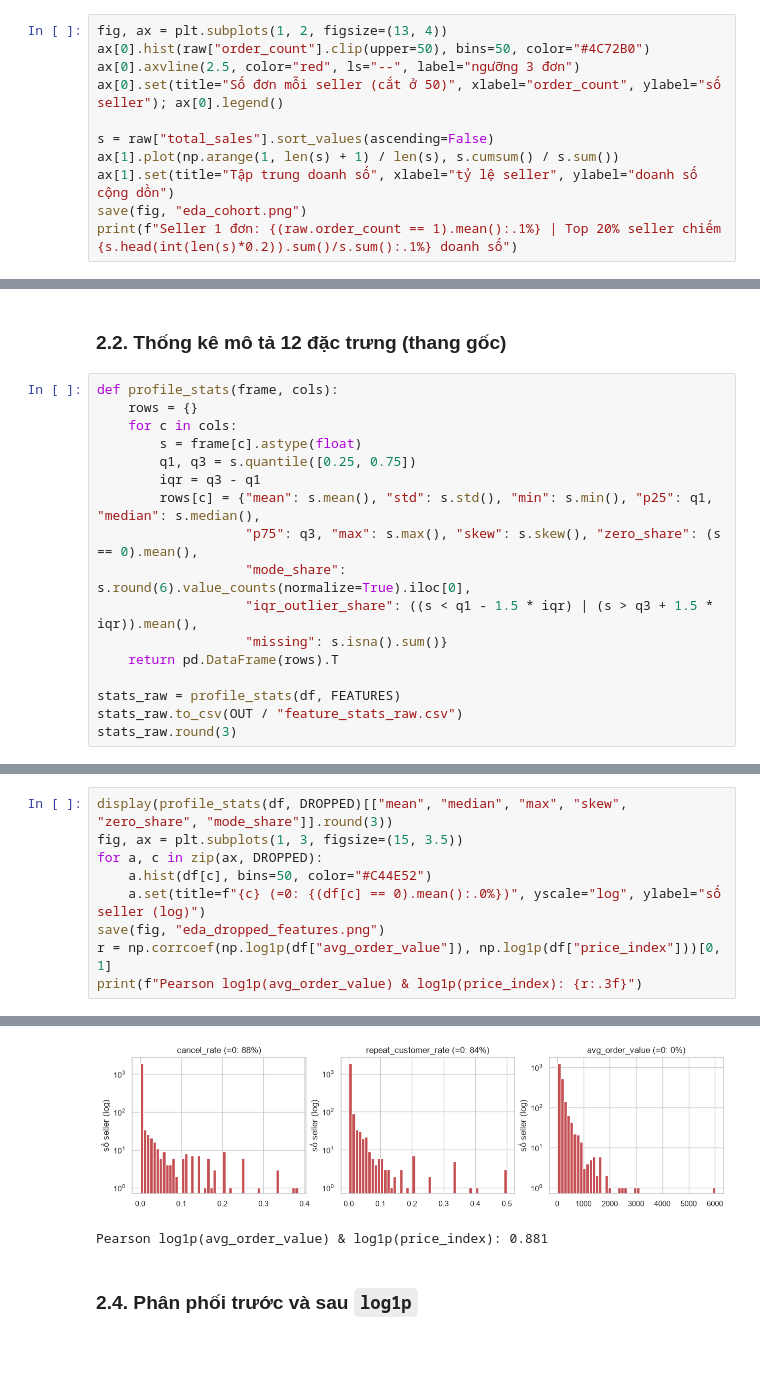
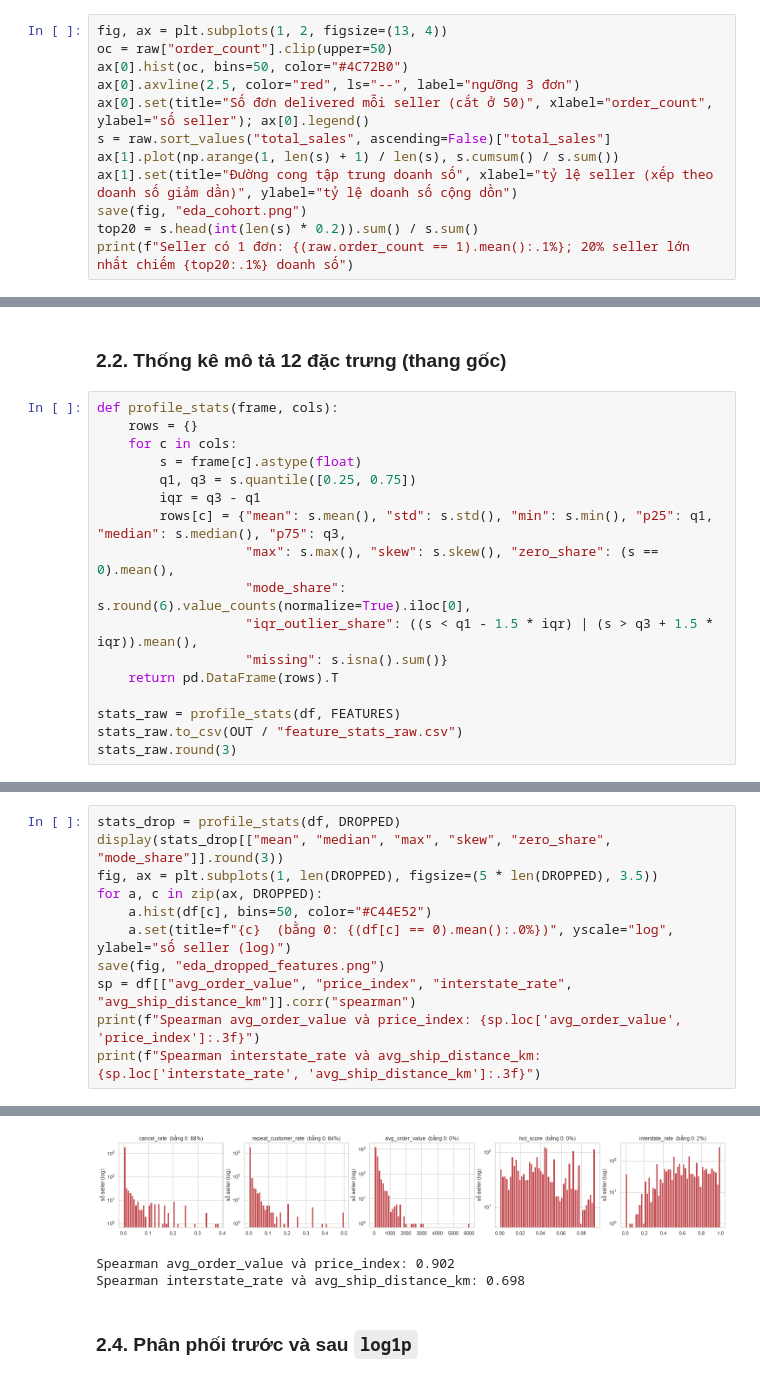
Before and after one commit to huuphuoc-phamquang/OlistDW, a Jupyter notebook: notebooks/seller_clustering_v3.ipynb, the cells around one changed output, grey strips where cells are left out. Drawn from its saved outputs; the diff is of its cells as text; blank space fills up the shorter version.

Commit message:
fix(mining): drop interstate_rate and hot_score so k=5 is metric-backed

```diff
--- a/notebooks/seller_clustering_v3.ipynb
+++ b/notebooks/seller_clustering_v3.ipynb
@@ -69,13 +98,14 @@ Tổng seller: 2,970 | Cohort mô hình: 2,129 | Số cột: 82
 | >= 3 đơn | 2129 | 12956722.45 | 12.0 | 0.7168 | 0.98 |
 # %%
 fig, ax = plt.subplots(1, 2, figsize=(13, 4))
-ax[0].hist(raw["order_count"].clip(upper=50), bins=50, color="#4C72B0")
+oc = raw["order_count"].clip(upper=50)
+ax[0].hist(oc, bins=50, color="#4C72B0")
 ax[0].axvline(2.5, color="red", ls="--", label="ngưỡng 3 đơn")
-ax[0].set(title="Số đơn mỗi seller (cắt ở 50)", xlabel="order_count", ylabel="số seller"); ax[0].legend()
-
-s = raw["total_sales"].sort_values(ascending=False)
+ax[0].set(title="Số đơn delivered mỗi seller (cắt ở 50)", xlabel="order_count", ylabel="số seller"); ax[0].legend()
+s = raw.sort_values("total_sales", ascending=False)["total_sales"]
 ax[1].plot(np.arange(1, len(s) + 1) / len(s), s.cumsum() / s.sum())
-ax[1].set(title="Tập trung doanh số", xlabel="tỷ lệ seller", ylabel="doanh số cộng dồn")
+ax[1].set(title="Đường cong tập trung doanh số", xlabel="tỷ lệ seller (xếp theo doanh số giảm dần)", ylabel="tỷ lệ doanh số cộng dồn")
 save(fig, "eda_cohort.png")
-print(f"Seller 1 đơn: {(raw.order_count == 1).mean():.1%} | Top 20% seller chiếm {s.head(int(len(s)*0.2)).sum()/s.sum():.1%} doanh số")
+top20 = s.head(int(len(s) * 0.2)).sum() / s.sum()
+print(f"Seller có 1 đơn: {(raw.order_count == 1).mean():.1%}; 20% seller lớn nhất chiếm {top20:.1%} doanh số")
 # %% [output]
@@ -108,8 +142,8 @@ def profile_stats(frame, cols):
         s = frame[c].astype(float)
         q1, q3 = s.quantile([0.25, 0.75])
         iqr = q3 - q1
-        rows[c] = {"mean": s.mean(), "std": s.std(), "min": s.min(), "p25": q1, "median": s.median(),
-                   "p75": q3, "max": s.max(), "skew": s.skew(), "zero_share": (s == 0).mean(),
+        rows[c] = {"mean": s.mean(), "std": s.std(), "min": s.min(), "p25": q1, "median": s.median(), "p75": q3,
+                   "max": s.max(), "skew": s.skew(), "zero_share": (s == 0).mean(),
                    "mode_share": s.round(6).value_counts(normalize=True).iloc[0],
                    "iqr_outlier_share": ((s < q1 - 1.5 * iqr) | (s > q3 + 1.5 * iqr)).mean(),
                    "missing": s.isna().sum()}
@@ -137,11 +171,13 @@ stats_raw.round(3)
 # %%
-display(profile_stats(df, DROPPED)[["mean", "median", "max", "skew", "zero_share", "mode_share"]].round(3))
-fig, ax = plt.subplots(1, 3, figsize=(15, 3.5))
+stats_drop = profile_stats(df, DROPPED)
+display(stats_drop[["mean", "median", "max", "skew", "zero_share", "mode_share"]].round(3))
+fig, ax = plt.subplots(1, len(DROPPED), figsize=(5 * len(DROPPED), 3.5))
 for a, c in zip(ax, DROPPED):
     a.hist(df[c], bins=50, color="#C44E52")
-    a.set(title=f"{c} (=0: {(df[c] == 0).mean():.0%})", yscale="log", ylabel="số seller (log)")
+    a.set(title=f"{c}  (bằng 0: {(df[c] == 0).mean():.0%})", yscale="log", ylabel="số seller (log)")
 save(fig, "eda_dropped_features.png")
-r = np.corrcoef(np.log1p(df["avg_order_value"]), np.log1p(df["price_index"]))[0, 1]
-print(f"Pearson log1p(avg_order_value) & log1p(price_index): {r:.3f}")
+sp = df[["avg_order_value", "price_index", "interstate_rate", "avg_ship_distance_km"]].corr("spearman")
+print(f"Spearman avg_order_value và price_index: {sp.loc['avg_order_value', 'price_index']:.3f}")
+print(f"Spearman interstate_rate và avg_ship_distance_km: {sp.loc['interstate_rate', 'avg_ship_distance_km']:.3f}")
 # %% [output]
 |  | mean | median | max | skew | zero_share | mode_share |
@@ -151,5 +189,6 @@ print(f"Pearson log1p(avg_order_value) & log1p(price_index): {r:.3f}")
-[figure, old version]
+[figure, new version]
-Pearson log1p(avg_order_value) & log1p(price_index): 0.881
+Spearman avg_order_value và price_index: 0.902
+Spearman interstate_rate và avg_ship_distance_km: 0.698
 # %% [markdown]
 ### 2.4. Phân phối trước và sau `log1p`
 # %%
```
Also changed, not shown: parts of 68 cells of this notebook, 24 other files.
